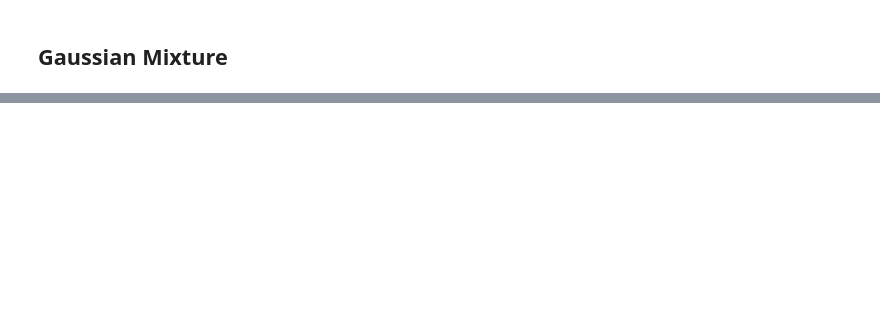
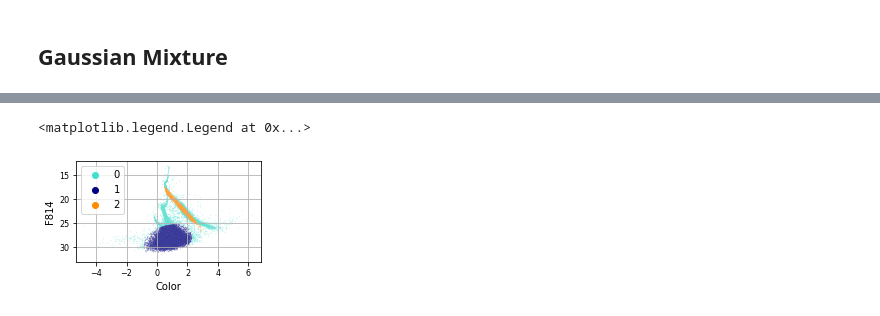
Before and after one commit to BleakHeart/Report3, a Jupyter notebook: Codice/3 Classes/classification_unsupervised.ipynb, the cells around one changed output, grey strips where cells are left out. Saved outputs shown, nothing was run; the diff lists cells and outputs as text; code cells hidden in the pictures; blank space fills up the shorter version.

```diff
--- a/Codice/3 Classes/classification_unsupervised.ipynb
+++ b/Codice/3 Classes/classification_unsupervised.ipynb
@@ -131,3 +135,30 @@ plt.legend()
+# %%
+
+n_classes = len(np.unique(y_train))
+
+model_GM = GaussianMixture(n_components=n_classes,
+                           covariance_type='full', max_iter=100)
+
+'''model_GM.means_init = np.array([x_preprocessed_2f[df_stars.Label.values == i].mean(axis=0)
+                                    for i in range(n_classes)])'''
+
+model_GM.fit(x_preprocessed_2f)
+y_pred = model_GM.predict(x_preprocessed_2f)
+
+plt.figure(constrained_layout=True)
+
+sns.scatterplot(x=df_stars.Color, y=df_stars.F814, hue=y_pred, palette=colors, s=0.8, alpha=0.5)
+#sns.scatterplot(x=model_GM.means_[:, 0], y=model_GM.means_[:, 1], palette='red', ec='black', legend=False, s=20)
+
+plt.grid()
+plt.ylim(33, 12)
+plt.xlabel('Color')
+plt.ylabel('F814')
+plt.legend()
+#plt.savefig('../Results/Images/GMM_2_features.png', dpi=2000, transparent=False)
+# %% [output]
+<matplotlib.legend.Legend at 0x...>
+[figure, added]
 # %%
 from sklearn.mixture import GaussianMixture
 
```
Also changed, not shown: parts of 8 cells of this notebook, 3 other files.
